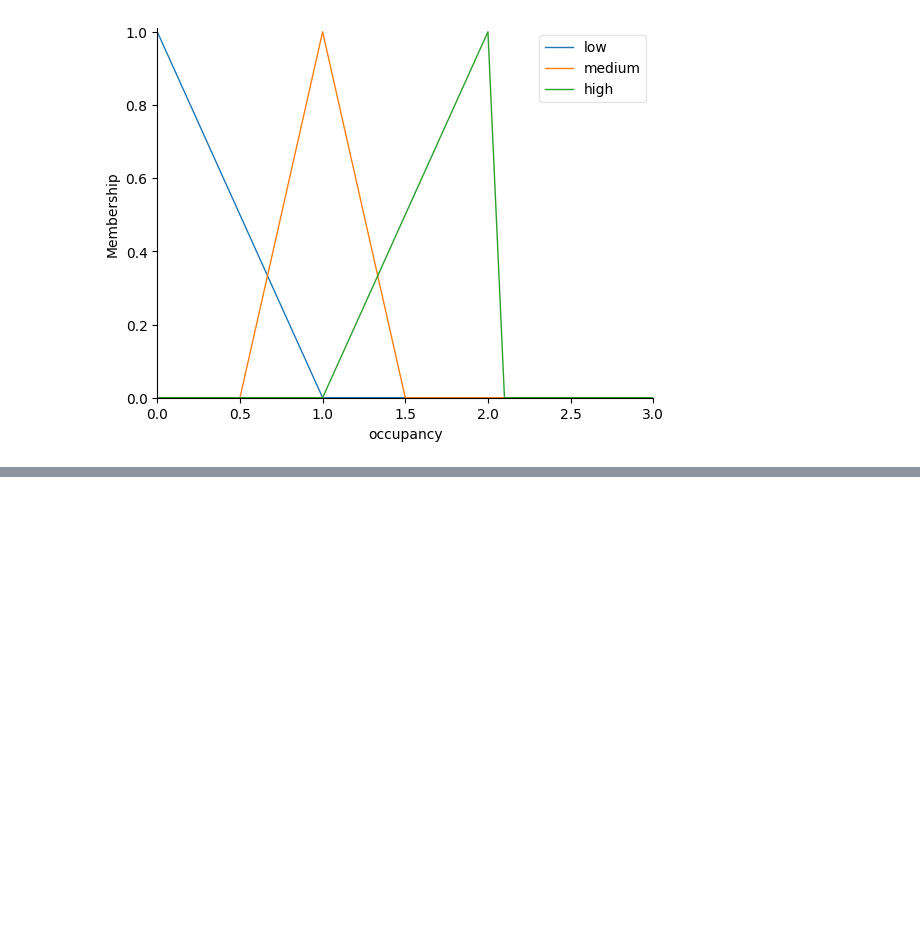
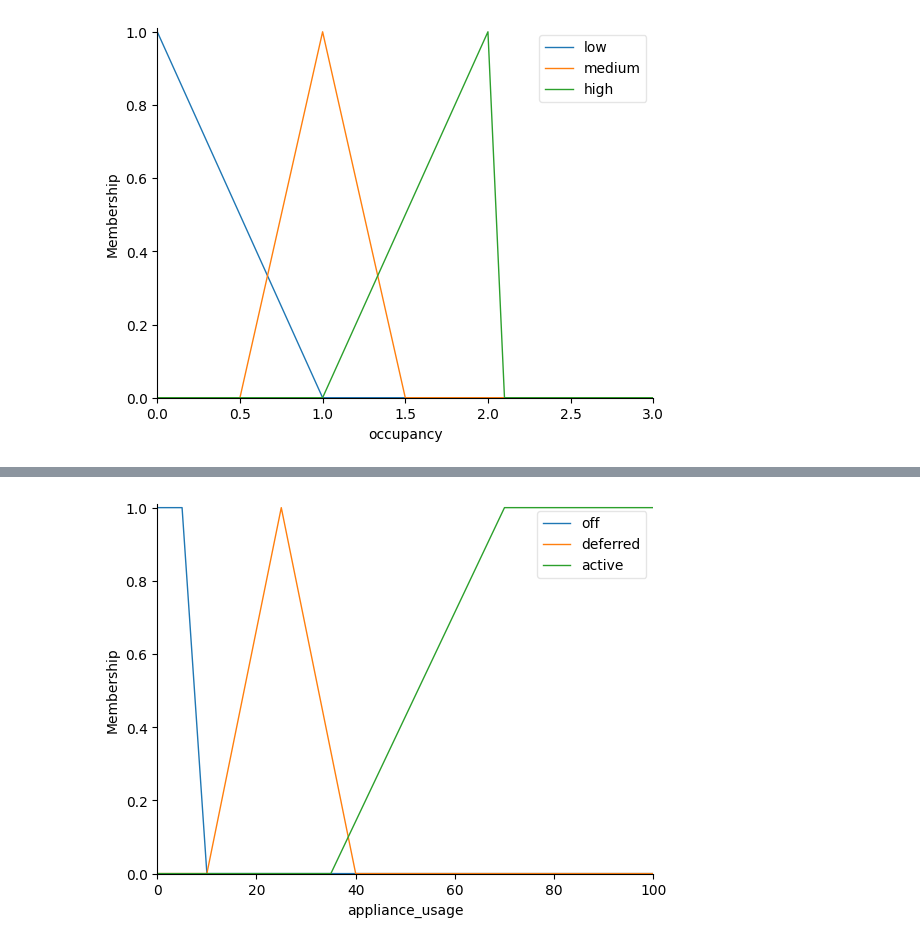
Before and after one commit to cimem37/CO653-Home-system-collaborative, a Jupyter notebook: home system fuzzy collaborative.ipynb, the cells around one changed output, grey strips where cells are left out. Drawn from its saved outputs; the diff is of its cells as text; code cells hidden in the pictures; blank space fills up the shorter version.

```diff
--- a/home system fuzzy collaborative.ipynb
+++ b/home system fuzzy collaborative.ipynb
@@ -171,0 +212,11 @@ plt.show()
+# %%
+appliance_usage = ctrl.Consequent(np.arange(0, 101, 1), 'appliance_usage')
+
+appliance_usage['off'] = fuzz.trapmf(appliance_usage.universe, [0, 0, 5, 10])
+appliance_usage['deferred'] = fuzz.trimf(appliance_usage.universe, [10, 25, 40])
+appliance_usage['active'] = fuzz.trapmf(appliance_usage.universe, [35, 70, 100, 100])
+
+appliance_usage.view()
+plt.show()
+# %% [output]
+[figure, added]
```
Also changed, not shown: parts of 4 cells of this notebook.
